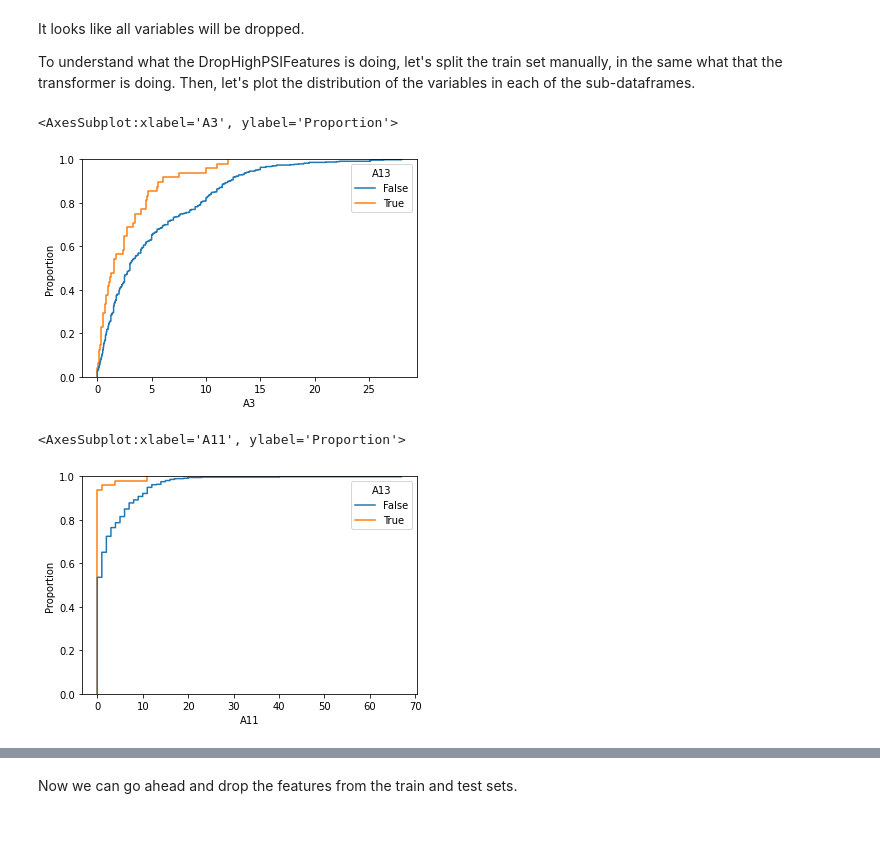
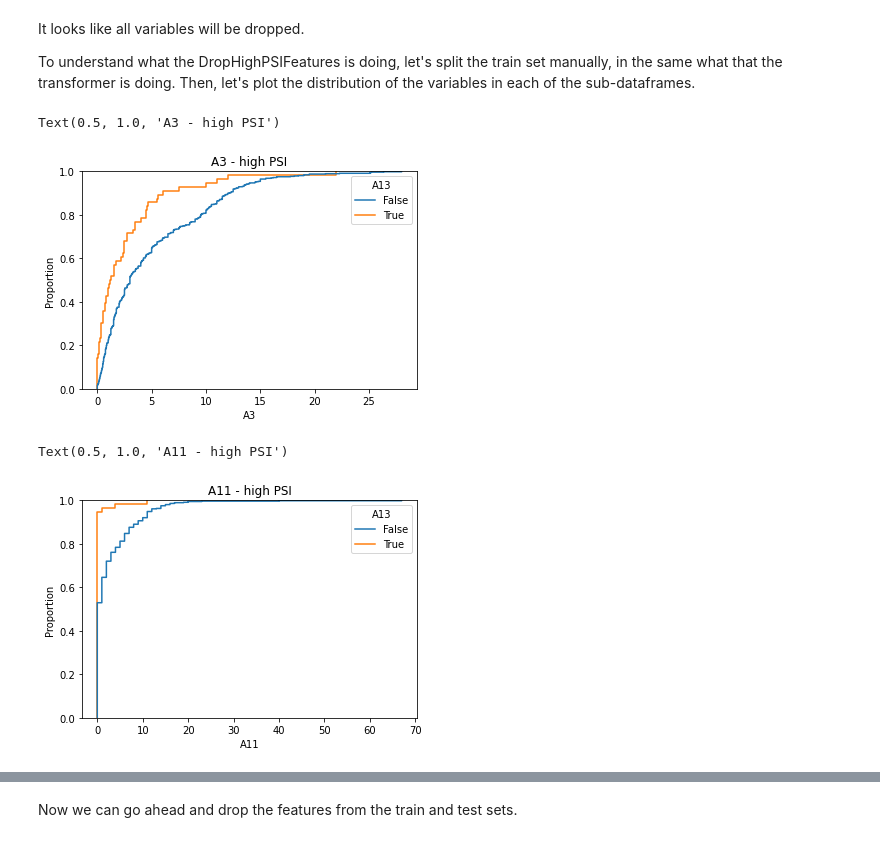
Before and after one commit to feature-engine/feature-engine-examples, a Jupyter notebook: selection/Drop-High-PSI-Features.ipynb, the cells around one changed output, grey strips where cells are left out. Saved outputs shown, nothing was run; the diff lists cells and outputs as text; code cells hidden in the pictures.

```diff
--- a/selection/Drop-High-PSI-Features.ipynb
+++ b/selection/Drop-High-PSI-Features.ipynb
@@ -63,7 +63,7 @@ data.head()
 ## Edit and add features
 # %%
 # simulate customers from different portfolios.
-data['A13'] = data['A13'].map({'g':'portfolio_1', 's':'portfolio_2', 'q':'portfolio_3'})
+data['A13'] = data['A13'].map({'g':'portfolio_1', 's':'portfolio_2', 'p':'portfolio_3'})
 data['A13'].fillna('Unknown', inplace=True)
 
 # simulate customers from different channels
@@ -681,22 +693,24 @@ To understand what the DropHighPSIFeatures is doing, let's split the train set m
 # %%
 # Let's plot the variables distribution
 # in each of the dataset portions
 
 # create series to flag if an observation belongs to
 # the base or comparison dataframe.
 
 # Note how we use the cut_off identified by the
 # transformer
 tmp = X_train['A13'].isin(transformer.cut_off_)
 
 sns.ecdfplot(data=X_train, x='A3', hue=tmp)
+plt.title('A3 - high PSI')
 # %% [output]
-<AxesSubplot:xlabel='A3', ylabel='Proportion'>
+Text(0.5, 1.0, 'A3 - high PSI')
-[figure, old version]
+[figure, new version]
 # %%
 # Let's plot another variable with high PSI
 
 sns.ecdfplot(data=X_train, x='A11', hue=tmp)
+plt.title('A11 - high PSI')
 # %% [output]
-<AxesSubplot:xlabel='A11', ylabel='Proportion'>
+Text(0.5, 1.0, 'A11 - high PSI')
-[figure, old version]
+[figure, new version]
```
Also changed, not shown: parts of 34 cells of this notebook.
